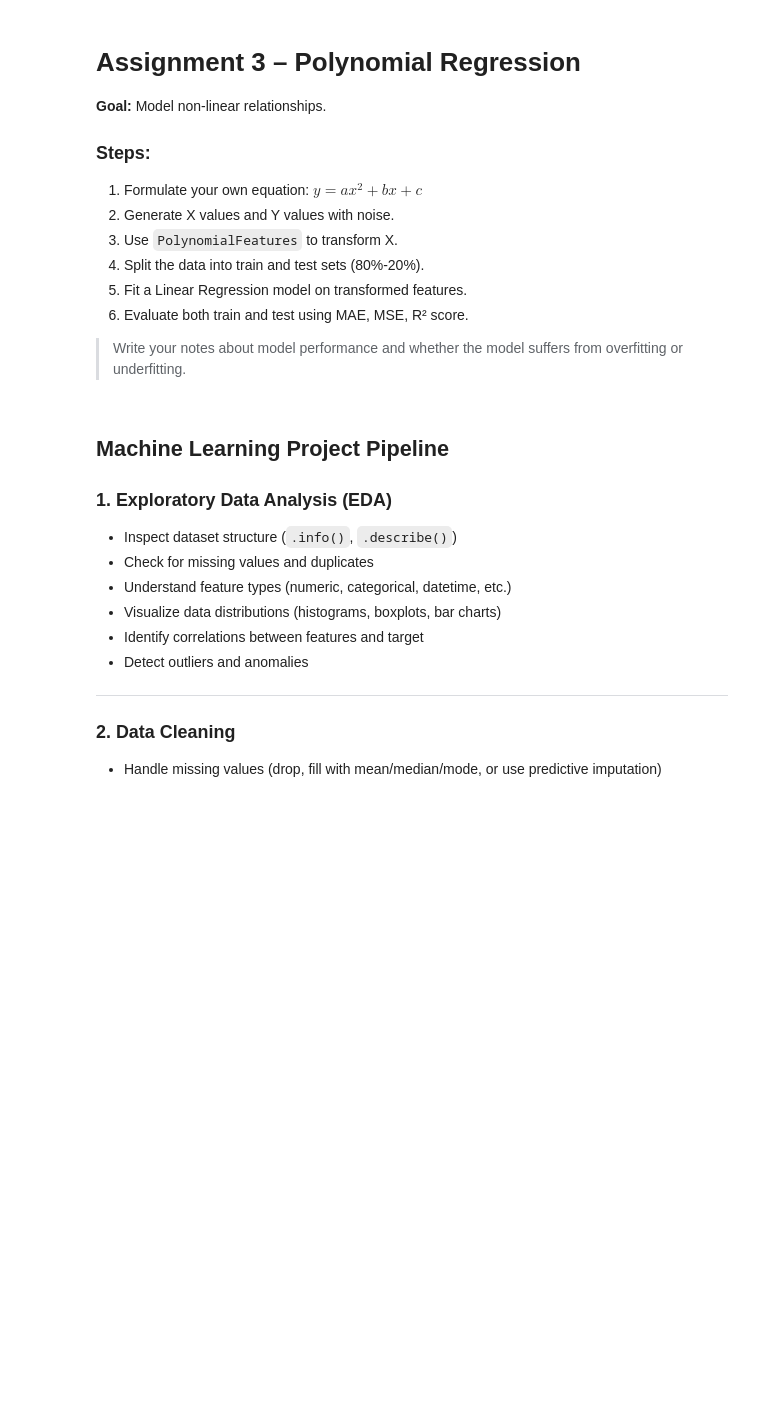
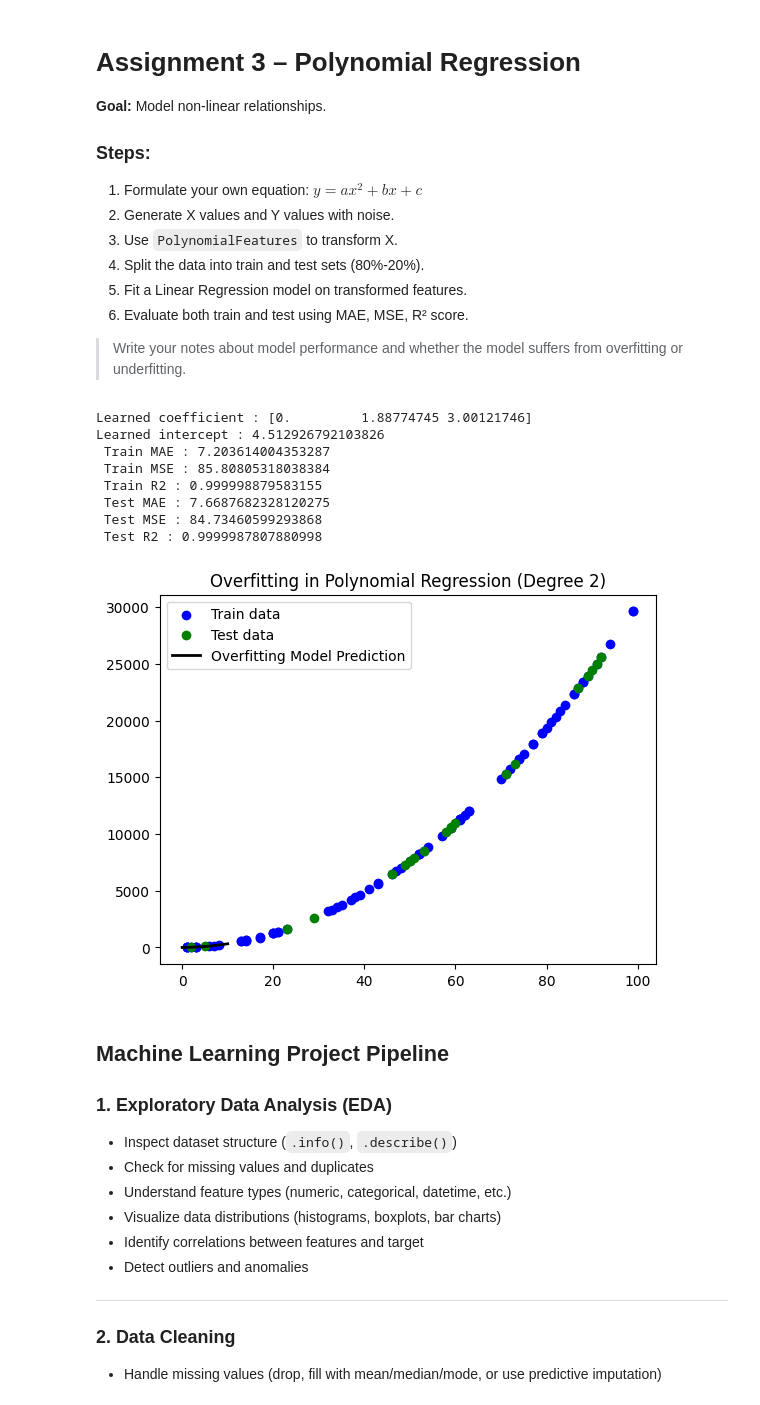
Before and after one commit to belalmohsen13/Machine_Learning, a Jupyter notebook: regression /Regression_Task.ipynb, the cells around one changed output. Cells and saved outputs as stored; diff of their text form; code cells hidden in the pictures; blank space fills up the shorter version.

```diff
--- a/regression /Regression_Task.ipynb
+++ b/regression /Regression_Task.ipynb
@@ -140,6 +140,56 @@ Learned intercept : 3.380846445095557
 5. Fit a Linear Regression model on transformed features.
 6. Evaluate both train and test using MAE, MSE, R² score.
 > Write your notes about model performance and whether the model suffers from overfitting or underfitting.
+# %%
+from sklearn.preprocessing import PolynomialFeatures
+np.random.seed(42)
+x=np.random.randint(0,100,100)
+y=3*x**2+2*x+3 + np.random.randn(100)*10
+
+x_train,X_test,y_train,Y_test=train_test_split(x,y,test_size=0.2,random_state=42)
+
+poly_feature=PolynomialFeatures(degree=2)
+x_train_poly=poly_feature.fit_transform(x_train.reshape(-1,1))
+x_test_poly=poly_feature.transform(X_test.reshape(-1,1))
+
+model=LinearRegression()
+model.fit(x_train_poly,y_train)
+
+print("Learned coefficient :", model.coef_)
+print("Learned intercept :", model.intercept_)
+
+y_train_pred=model.predict(x_train_poly)
+y_test_pred=model.predict(x_test_poly)
+
+
+print(f" Train MAE : {mean_absolute_error(y_train,y_train_pred)}")
+print(f" Train MSE : {mean_squared_error(y_train,y_train_pred)}")
+print(f" Train R2 : {r2_score(y_train,y_train_pred)}")
+print(f" Test MAE : {mean_absolute_error(Y_test,y_test_pred)}")
+print(f" Test MSE : {mean_squared_error(Y_test,y_test_pred)}")
+print(f" Test R2 : {r2_score(Y_test,y_test_pred)}")
+
+plt.scatter(x_train, y_train, color='blue', label='Train data')
+plt.scatter(X_test, Y_test, color='green', label='Test data')
+
+X_plot = np.linspace(0, 10, 100).reshape(-1, 1)
+X_plot_poly = poly_feature.transform(X_plot)
+y_plot = model.predict(X_plot_poly)
+
+plt.plot(X_plot, y_plot, color='black', linewidth=2, label='Overfitting Model Prediction')
+plt.title("Overfitting in Polynomial Regression (Degree 2)")
+plt.legend()
+plt.show()
+# %% [output]
+Learned coefficient : [0.         1.88774745 3.00121746]
+Learned intercept : 4.512926792103826
+ Train MAE : 7.203614004353287
+ Train MSE : 85.80805318038384
+ Train R2 : 0.999998879583155
+ Test MAE : 7.6687682328120275
+ Test MSE : 84.73460599293868
+ Test R2 : 0.9999987807880998
+[figure, added]
 # %% [markdown]
 ## Machine Learning Project Pipeline
 
```
Also changed, not shown: parts of 1 cell of this notebook.
